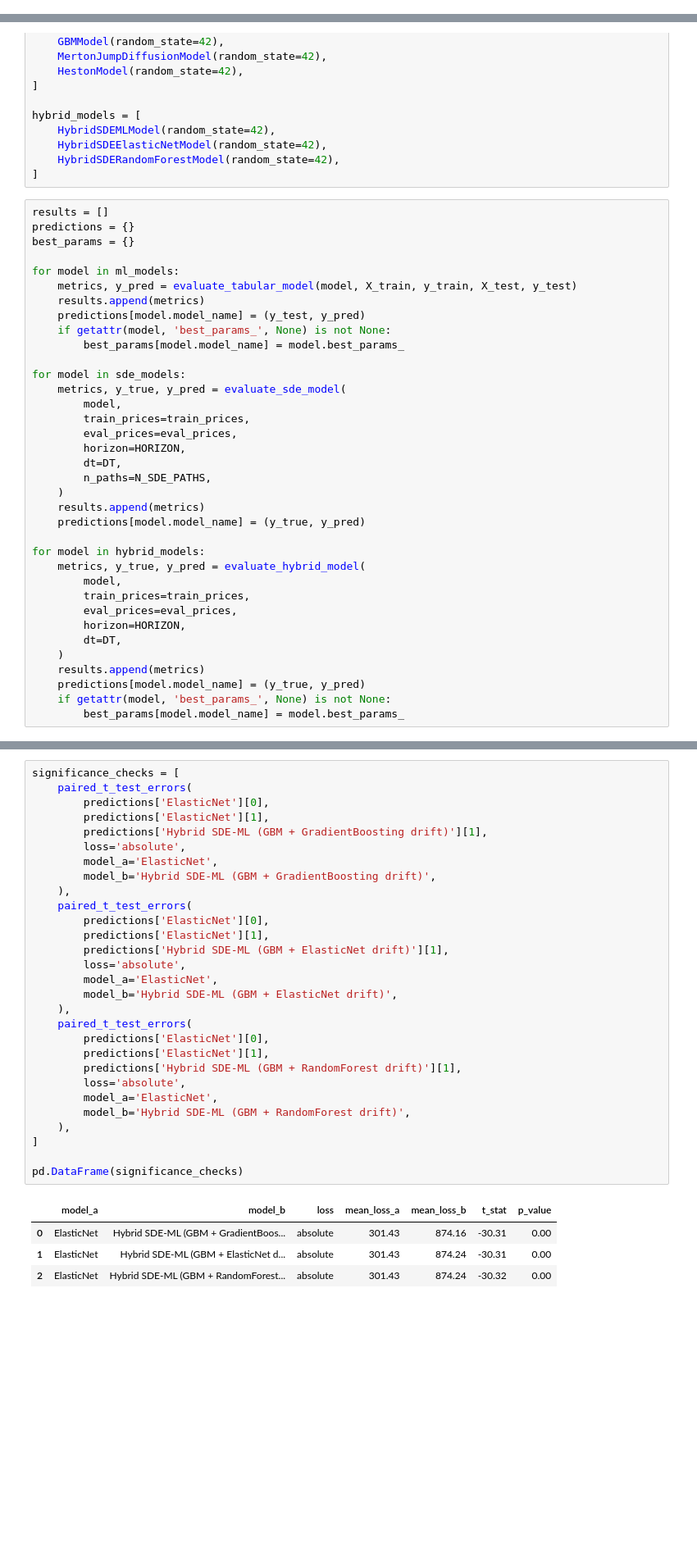
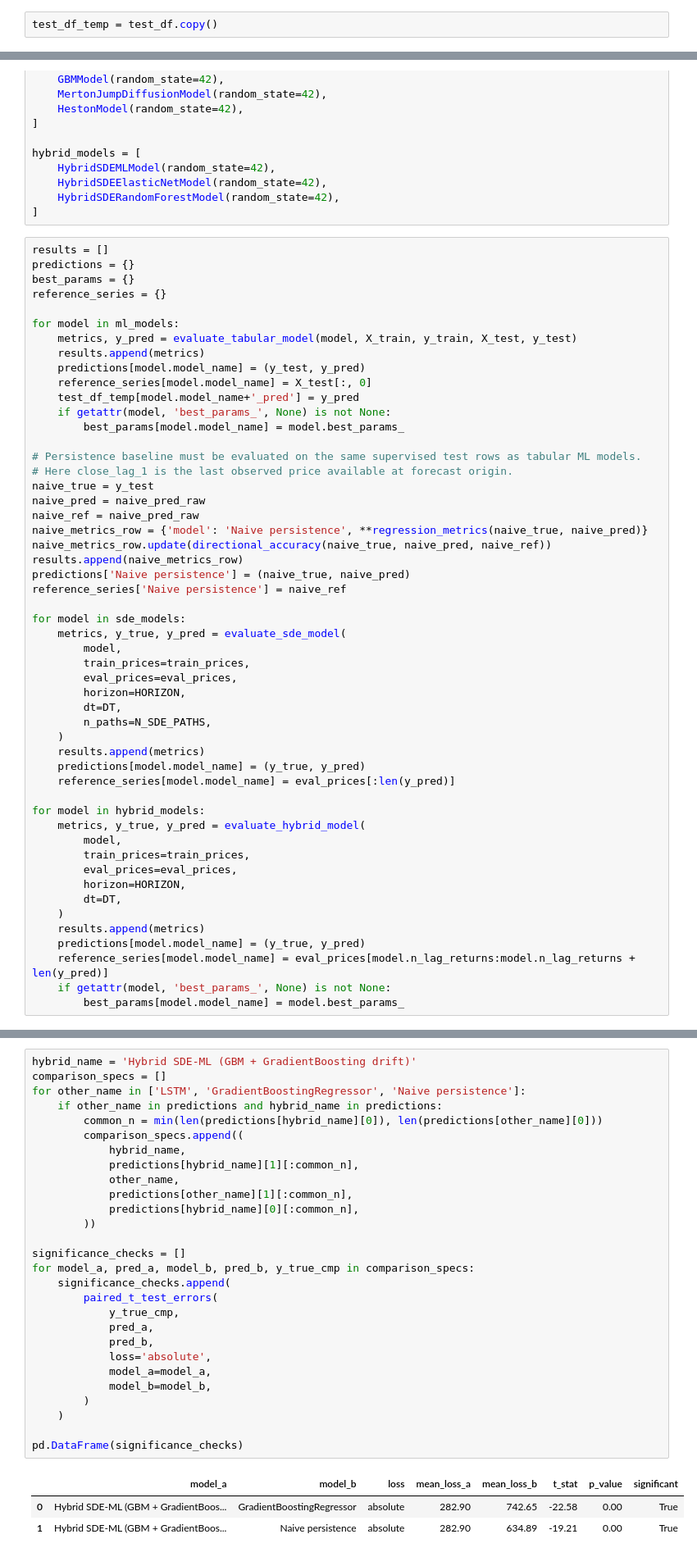
Before and after one commit to Psellloni/Bitcoin-price-prediction, a Jupyter notebook: hybrid_inference.ipynb, the cells around one changed output, grey strips where cells are left out. Shown at 82% size. Drawn from its saved outputs; the diff is of its cells as text; blank space fills up the shorter version.

```diff
--- a/hybrid_inference.ipynb
+++ b/hybrid_inference.ipynb
@@ -167,3 +244,5 @@ len(train_prices), len(eval_prices), X_train.shape, X_test.shape
+# %%
+test_df_temp = test_df.copy()
 # %%
 ml_models = [
     ElasticNetModel(alpha=0.001, l1_ratio=0.5, random_state=42),
@@ -186,13 +265,27 @@ hybrid_models = [
 results = []
 predictions = {}
 best_params = {}
+reference_series = {}
 
 for model in ml_models:
     metrics, y_pred = evaluate_tabular_model(model, X_train, y_train, X_test, y_test)
     results.append(metrics)
     predictions[model.model_name] = (y_test, y_pred)
+    reference_series[model.model_name] = X_test[:, 0]
+    test_df_temp[model.model_name+'_pred'] = y_pred
     if getattr(model, 'best_params_', None) is not None:
         best_params[model.model_name] = model.best_params_
+
+# Persistence baseline must be evaluated on the same supervised test rows as tabular ML models.
+# Here close_lag_1 is the last observed price available at forecast origin.
+naive_true = y_test
+naive_pred = naive_pred_raw
+naive_ref = naive_pred_raw
+naive_metrics_row = {'model': 'Naive persistence', **regression_metrics(naive_true, naive_pred)}
+naive_metrics_row.update(directional_accuracy(naive_true, naive_pred, naive_ref))
+results.append(naive_metrics_row)
+predictions['Naive persistence'] = (naive_true, naive_pred)
+reference_series['Naive persistence'] = naive_ref
 
 for model in sde_models:
     metrics, y_true, y_pred = evaluate_sde_model(
@@ -205,6 +298,7 @@ for model in sde_models:
     )
     results.append(metrics)
     predictions[model.model_name] = (y_true, y_pred)
+    reference_series[model.model_name] = eval_prices[:len(y_pred)]
 
 for model in hybrid_models:
     metrics, y_true, y_pred = evaluate_hybrid_model(
@@ -216,6 +310,7 @@ for model in hybrid_models:
     )
     results.append(metrics)
     predictions[model.model_name] = (y_true, y_pred)
+    reference_series[model.model_name] = eval_prices[model.n_lag_returns:model.n_lag_returns + len(y_pred)]
     if getattr(model, 'best_params_', None) is not None:
         best_params[model.model_name] = model.best_params_
 # %% [output]
@@ -282,37 +512,35 @@ pd.DataFrame([{'model': name, 'best_params': params} for name, params in best_pa
 # %%
-significance_checks = [
-    paired_t_test_errors(
-        predictions['ElasticNet'][0],
-        predictions['ElasticNet'][1],
-        predictions['Hybrid SDE-ML (GBM + GradientBoosting drift)'][1],
-        loss='absolute',
-        model_a='ElasticNet',
-        model_b='Hybrid SDE-ML (GBM + GradientBoosting drift)',
-    ),
-    paired_t_test_errors(
-        predictions['ElasticNet'][0],
-        predictions['ElasticNet'][1],
-        predictions['Hybrid SDE-ML (GBM + ElasticNet drift)'][1],
-        loss='absolute',
-        model_a='ElasticNet',
-        model_b='Hybrid SDE-ML (GBM + ElasticNet drift)',
-    ),
-    paired_t_test_errors(
-        predictions['ElasticNet'][0],
-        predictions['ElasticNet'][1],
-        predictions['Hybrid SDE-ML (GBM + RandomForest drift)'][1],
-        loss='absolute',
-        model_a='ElasticNet',
-        model_b='Hybrid SDE-ML (GBM + RandomForest drift)',
-    ),
-]
+hybrid_name = 'Hybrid SDE-ML (GBM + GradientBoosting drift)'
+comparison_specs = []
+for other_name in ['LSTM', 'GradientBoostingRegressor', 'Naive persistence']:
+    if other_name in predictions and hybrid_name in predictions:
+        common_n = min(len(predictions[hybrid_name][0]), len(predictions[other_name][0]))
+        comparison_specs.append((
+            hybrid_name,
+            predictions[hybrid_name][1][:common_n],
+            other_name,
+            predictions[other_name][1][:common_n],
+            predictions[hybrid_name][0][:common_n],
+        ))
+
+significance_checks = []
+for model_a, pred_a, model_b, pred_b, y_true_cmp in comparison_specs:
+    significance_checks.append(
+        paired_t_test_errors(
+            y_true_cmp,
+            pred_a,
+            pred_b,
+            loss='absolute',
+            model_a=model_a,
+            model_b=model_b,
+        )
+    )
 
 pd.DataFrame(significance_checks)
 # %% [output]
-|  | model_a | model_b | loss | mean_loss_a | mean_loss_b | t_stat | p_value |
-| 0 | ElasticNet | Hybrid SDE-ML (GBM + GradientBoos... | absolute | 301.43 | 874.16 | -30.31 | 0.00 |
-| 1 | ElasticNet | Hybrid SDE-ML (GBM + ElasticNet d... | absolute | 301.43 | 874.24 | -30.31 | 0.00 |
-| 2 | ElasticNet | Hybrid SDE-ML (GBM + RandomForest... | absolute | 301.43 | 874.24 | -30.32 | 0.00 |
+|  | model_a | model_b | loss | mean_loss_a | mean_loss_b | t_stat | p_value | significant |
+| 0 | Hybrid SDE-ML (GBM + GradientBoos... | GradientBoostingRegressor | absolute | 282.90 | 742.65 | -22.58 | 0.00 | True |
+| 1 | Hybrid SDE-ML (GBM + GradientBoos... | Naive persistence | absolute | 282.90 | 634.89 | -19.21 | 0.00 | True |
 # %%
 plt.figure(figsize=(14, 7))
 for model_name, (y_true, y_pred) in predictions.items():
```
Also changed, not shown: parts of 19 cells of this notebook, 6 other files.
